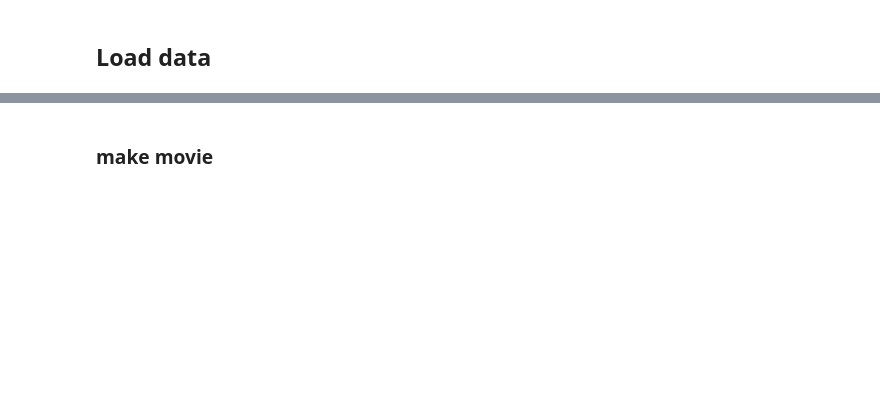
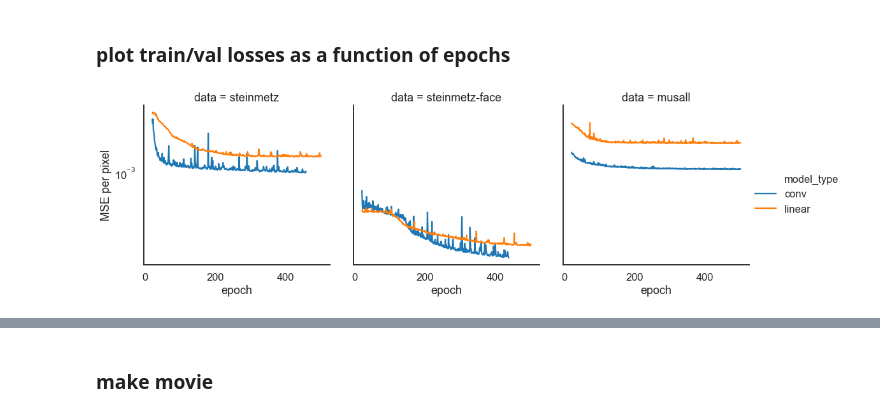
Before and after one commit to themattinthehatt/behavenet, a Jupyter notebook: analyses/ae/conv_linear_reconstructions.ipynb, the cells around one changed output, grey strips where cells are left out. Cells and saved outputs as stored; diff of their text form; code cells hidden in the pictures; blank space fills up the shorter version.

```diff
--- a/analyses/ae/conv_linear_reconstructions.ipynb
+++ b/analyses/ae/conv_linear_reconstructions.ipynb
@@ -7,2 +0,0 @@ from analyses.ae.movies import reconstruction
-# %% [markdown]
-## Load data
@@ -27,0 +1,22 @@ hparams = {
+# %%
+def get_lab_example(hparams, lab):
+    if lab == 'steinmetz':
+        hparams['lab'] = 'steinmetz'
+        hparams['expt'] = '2-probe'
+        hparams['animal'] = 'mouse-01'
+        hparams['session'] = 'session-01'
+        hparams['n_ae_latents'] = 12
+    if lab == 'steinmetz-face':
+        hparams['lab'] = 'steinmetz'
+        hparams['expt'] = '2-probe-face'
+        hparams['animal'] = 'mouse-01'
+        hparams['session'] = 'session-01'
+        hparams['n_ae_latents'] = 12
+    elif lab == 'musall':
+        hparams['lab'] = 'musall'
+        hparams['expt'] = 'vistrained'
+        hparams['animal'] = 'mSM30'
+        hparams['session'] = '10-Oct-2017'
+        hparams['n_ae_latents'] = 16
+# %% [markdown]
+### plot train/val losses as a function of epochs
@@ -27,0 +74,20 @@ hparams = {
+# %%
+sns.set_style('white')
+sns.set_context('talk')
+
+# data_queried = metrics[~pd.notna(metrics.test_loss)]
+data_queried = metrics_df[(metrics_df.dtype=='val') & (metrics_df.epoch>20)]
+y_axis = 'loss' # 'test_loss' | 'test_r2'
+plot_type = 'line'
+hue = 'model_type'
+x_axis = 'epoch' # 'layers' | 'layer_size' | 'pred' | 'lags'
+col = 'data'
+
+splt = sns.relplot(
+    x=x_axis, y=y_axis, hue=hue, kind=plot_type, col=col, data=data_queried)
+for i, ax in enumerate(splt.axes):
+    ax[0].set_yscale('log')
+    if i == 0:
+        ax[0].set_ylabel('MSE per pixel')
+# %% [output]
+[figure, added]
```
Also changed, not shown: parts of 8 cells of this notebook, 5 other files.
